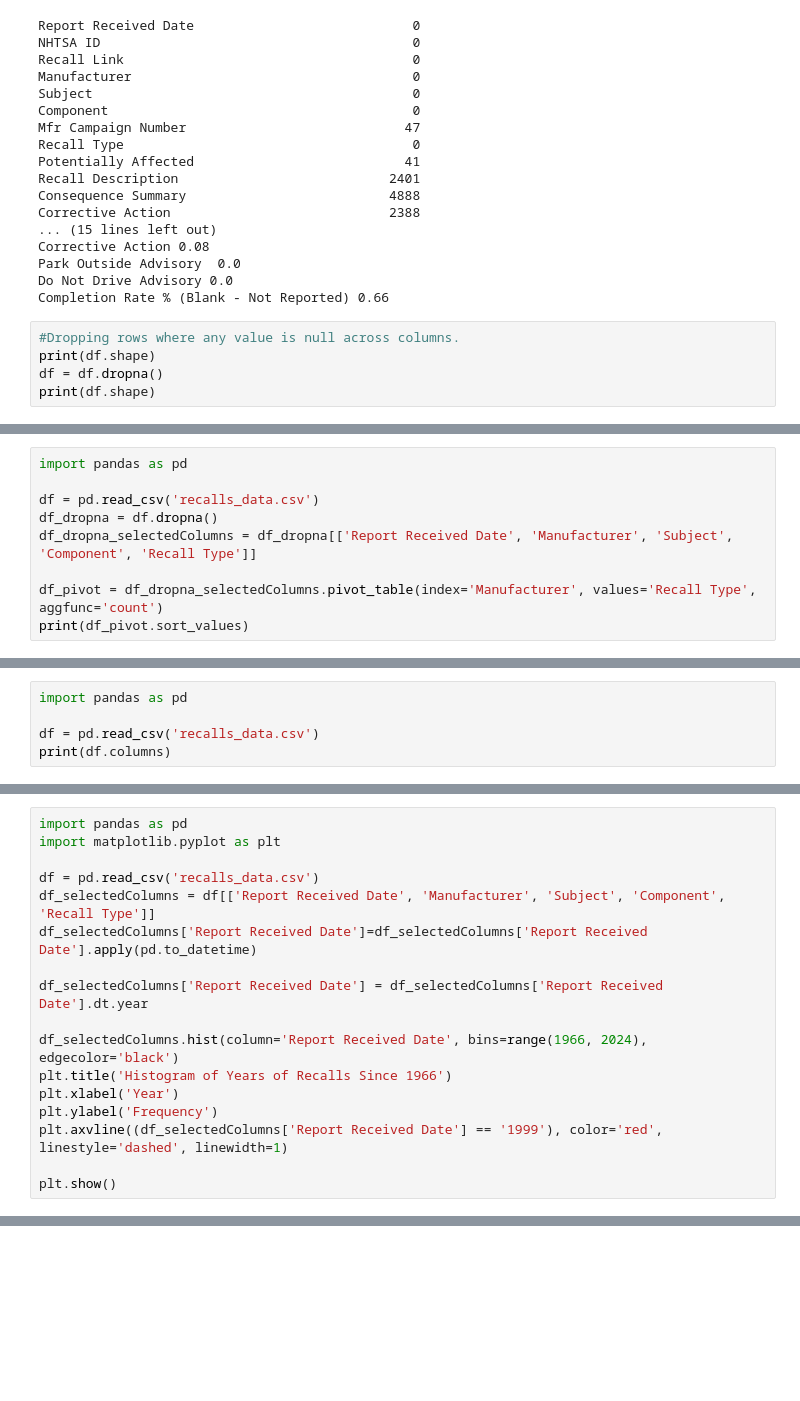
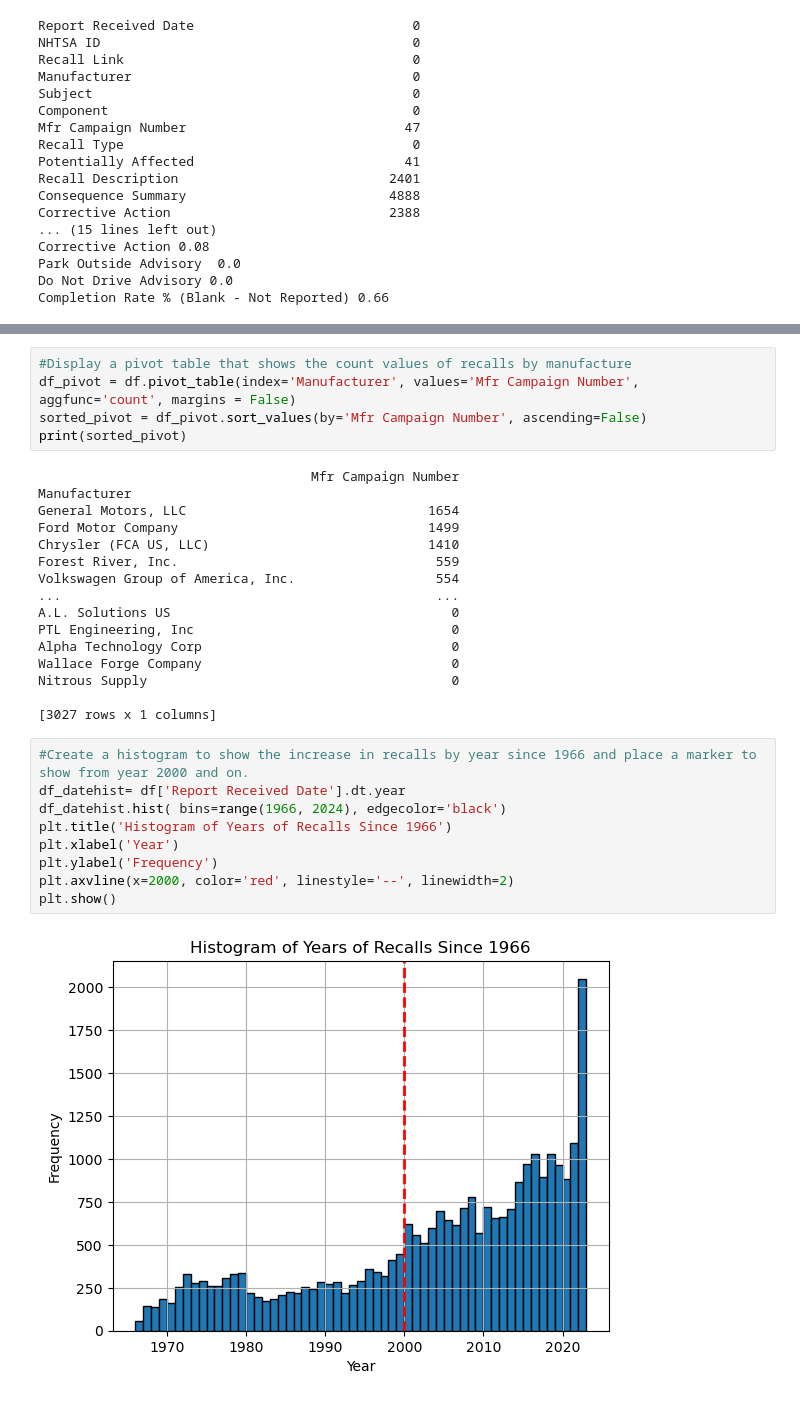
Before and after one commit to PoolyDsXForce/COMP3800_Fall2024, a Jupyter notebook: VincenteWilliams_Project1_COMP3800.ipynb, the cells around one changed output, grey strips where cells are left out. Saved outputs shown, nothing was run; the diff lists cells and outputs as text; blank space fills up the shorter version.

```diff
--- a/VincenteWilliams_Project1_COMP3800.ipynb
+++ b/VincenteWilliams_Project1_COMP3800.ipynb
@@ -36,9 +67,4 @@ Corrective Action 0.08
 Park Outside Advisory  0.0
 Do Not Drive Advisory 0.0
 Completion Rate % (Blank - Not Reported) 0.66
-# %%
-#Dropping rows where any value is null across columns.
-print(df.shape)
-df = df.dropna()
-print(df.shape)
 # %%
@@ -147,9 +140,0 @@ See the caveats in the documentation: https://pandas.pydata.org/pandas-docs/stab
-# %%
-import pandas as pd
-
-df = pd.read_csv('recalls_data.csv')
-df_dropna = df.dropna()
-df_dropna_selectedColumns = df_dropna[['Report Received Date', 'Manufacturer', 'Subject', 'Component', 'Recall Type']]
-
-df_pivot = df_dropna_selectedColumns.pivot_table(index='Manufacturer', values='Recall Type', aggfunc='count')
-print(df_pivot.sort_values)
@@ -172,5 +140,0 @@ xperion E&E USA LLC                          1
-# %%
-import pandas as pd
-
-df = pd.read_csv('recalls_data.csv')
-print(df.columns)
@@ -184,17 +140,0 @@ Index(['Report Received Date', 'NHTSA ID', 'Recall Link', 'Manufacturer',
-# %%
-import pandas as pd
-import matplotlib.pyplot as plt
-
-df = pd.read_csv('recalls_data.csv')
-df_selectedColumns = df[['Report Received Date', 'Manufacturer', 'Subject', 'Component', 'Recall Type']]
-df_selectedColumns['Report Received Date']=df_selectedColumns['Report Received Date'].apply(pd.to_datetime)
-
-df_selectedColumns['Report Received Date'] = df_selectedColumns['Report Received Date'].dt.year
-
-df_selectedColumns.hist(column='Report Received Date', bins=range(1966, 2024), edgecolor='black')
-plt.title('Histogram of Years of Recalls Since 1966')
-plt.xlabel('Year')
-plt.ylabel('Frequency')
-plt.axvline((df_selectedColumns['Report Received Date'] == '1999'), color='red', linestyle='dashed', linewidth=1)
-
-plt.show()
@@ -213,0 +143,32 @@ ValueError: The truth value of a Series is ambiguous. Use a.empty, a.bool(), a.i
+# %%
+#Display a pivot table that shows the count values of recalls by manufacture
+df_pivot = df.pivot_table(index='Manufacturer', values='Mfr Campaign Number', aggfunc='count', margins = False)
+sorted_pivot = df_pivot.sort_values(by='Mfr Campaign Number', ascending=False)
+print(sorted_pivot)
+# %% [output]
+                                   Mfr Campaign Number
+Manufacturer
+General Motors, LLC                               1654
+Ford Motor Company                                1499
+Chrysler (FCA US, LLC)                            1410
+Forest River, Inc.                                 559
+Volkswagen Group of America, Inc.                  554
+...                                                ...
+A.L. Solutions US                                    0
+PTL Engineering, Inc                                 0
+Alpha Technology Corp                                0
+Wallace Forge Company                                0
+Nitrous Supply                                       0
+
+[3027 rows x 1 columns]
+# %%
+#Create a histogram to show the increase in recalls by year since 1966 and place a marker to show from year 2000 and on.
+df_datehist= df['Report Received Date'].dt.year
+df_datehist.hist( bins=range(1966, 2024), edgecolor='black')
+plt.title('Histogram of Years of Recalls Since 1966')
+plt.xlabel('Year')
+plt.ylabel('Frequency')
+plt.axvline(x=2000, color='red', linestyle='--', linewidth=2)
+plt.show()
+# %% [output]
+[figure, added]
```
Also changed, not shown: parts of 20 cells of this notebook, 1 other file.
